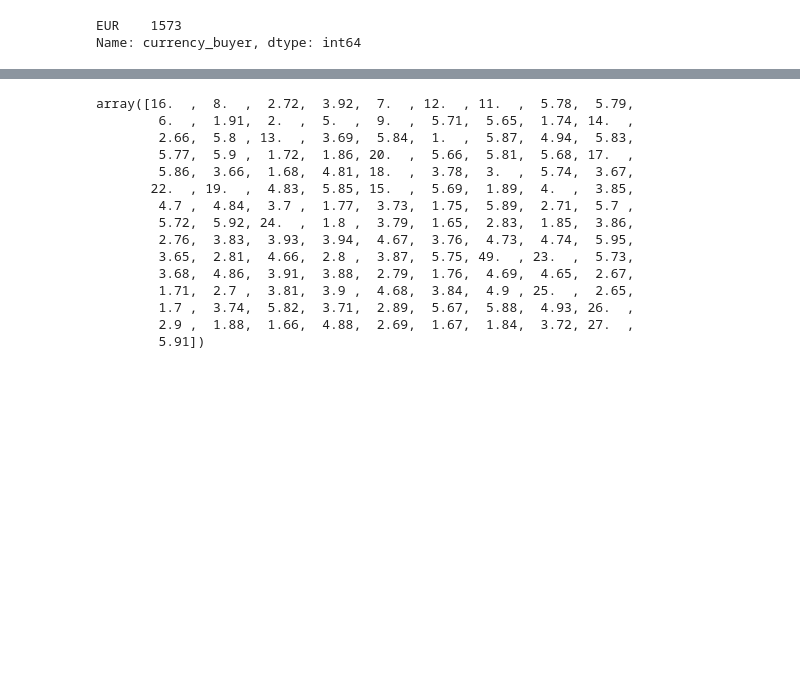
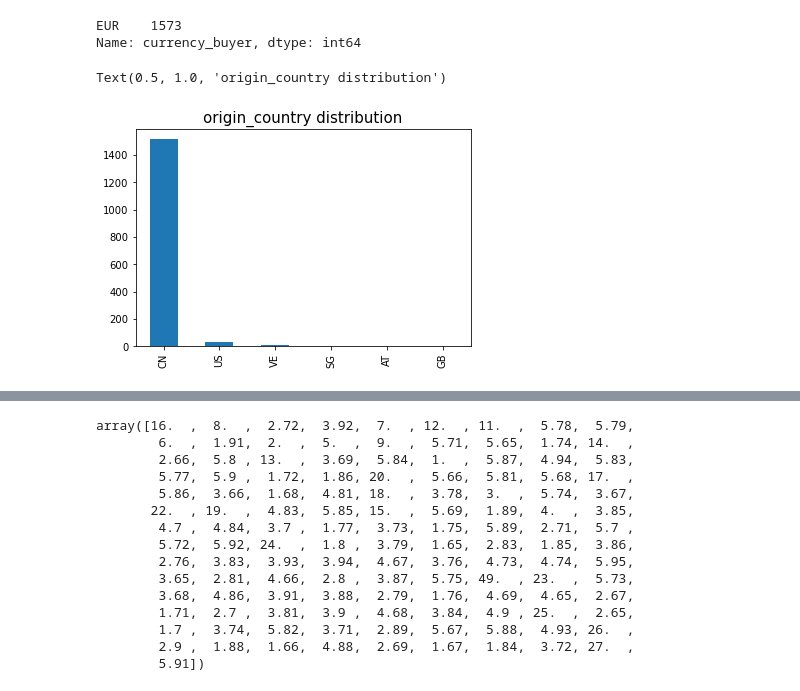
Before and after one commit to RAZMOKEUR/ecommercedata, a Jupyter notebook: e-commerce.ipynb, the cells around one changed output, grey strips where cells are left out. Cells and saved outputs as stored; diff of their text form; code cells hidden in the pictures; blank space fills up the shorter version.

```diff
--- a/e-commerce.ipynb
+++ b/e-commerce.ipynb
@@ -17,5 +14,5 @@ pwd='7x%j%8%VpejLCN'
 # %%
-df = pd.read_csv('summer-products-with-rating-and-performance_2020-08.csv')
+df = pd.read_csv('sp.csv')
 # %%
 type(df)
 # %% [output]
@@ -196,3 +205,9 @@ df['currency_buyer'].value_counts()
 # %% [output]
 EUR    1573
 Name: currency_buyer, dtype: int64
+# %%
+df['origin_country'].value_counts().plot(kind='bar');
+plt.title('origin_country distribution', fontsize=15)
+# %% [output]
+Text(0.5, 1.0, 'origin_country distribution')
+[figure, added]
```
Also changed, not shown: parts of 76 cells of this notebook.
